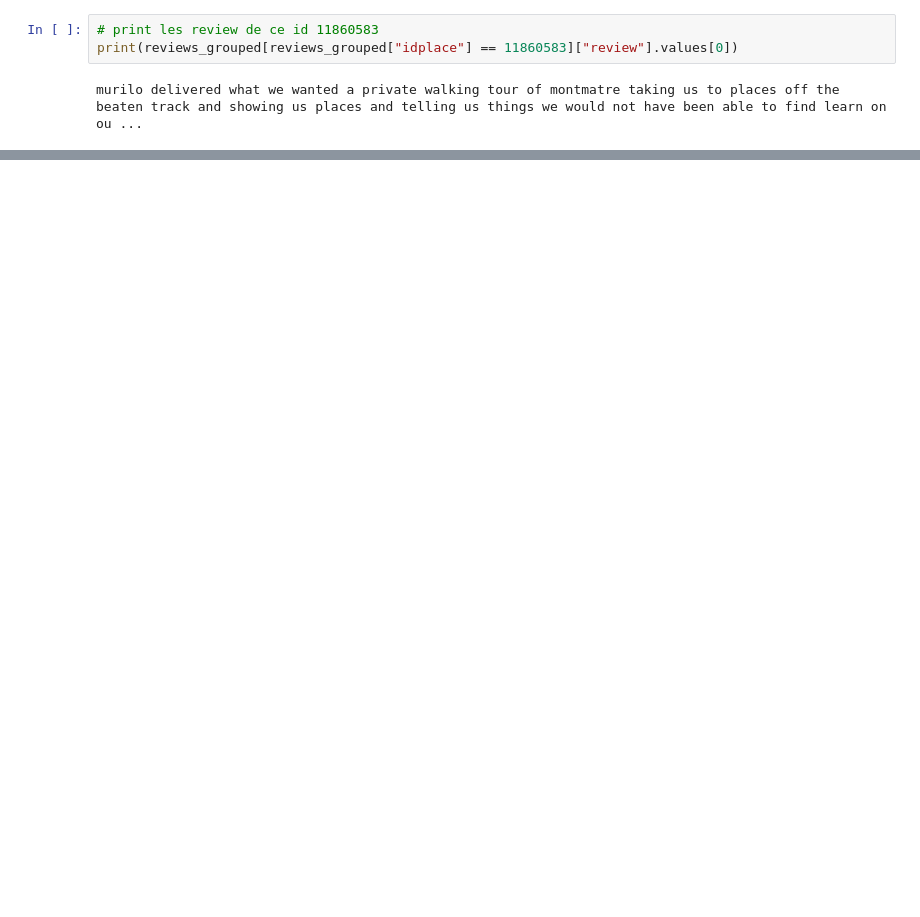
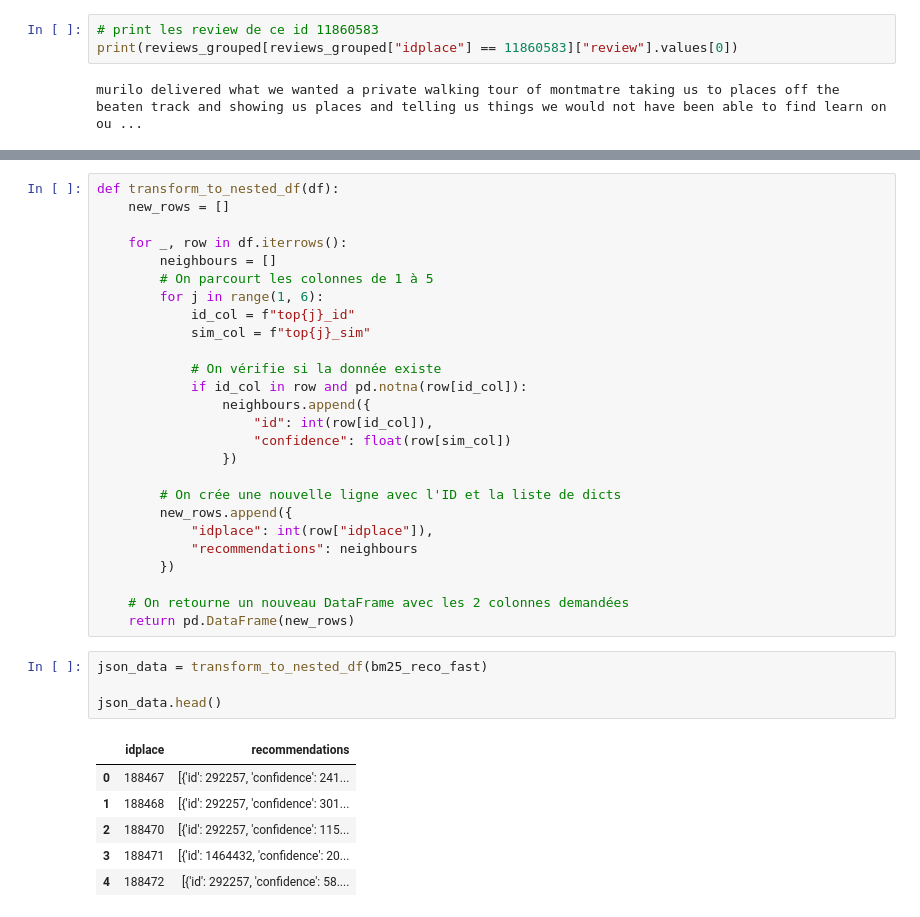
Before and after one commit to prayer-position/Project_NLP, a Jupyter notebook: notebooks/nlp_model.ipynb, the cells around one changed output, grey strips where cells are left out. Saved outputs shown, nothing was run; the diff lists cells and outputs as text; blank space fills up the shorter version.

```diff
--- a/notebooks/nlp_model.ipynb
+++ b/notebooks/nlp_model.ipynb
@@ -207,0 +218,37 @@ murilo delivered what we wanted a private walking tour of montmatre taking us to
+# %%
+def transform_to_nested_df(df):
+    new_rows = []
+
+    for _, row in df.iterrows():
+        neighbours = []
+        # On parcourt les colonnes de 1 à 5
+        for j in range(1, 6):
+            id_col = f"top{j}_id"
+            sim_col = f"top{j}_sim"
+
+            # On vérifie si la donnée existe
+            if id_col in row and pd.notna(row[id_col]):
+                neighbours.append({
+                    "id": int(row[id_col]),
+                    "confidence": float(row[sim_col])
+                })
+
+        # On crée une nouvelle ligne avec l'ID et la liste de dicts
+        new_rows.append({
+            "idplace": int(row["idplace"]),
+            "recommendations": neighbours
+        })
+
+    # On retourne un nouveau DataFrame avec les 2 colonnes demandées
+    return pd.DataFrame(new_rows)
+# %%
+json_data = transform_to_nested_df(bm25_reco_fast)
+
+json_data.head()
+# %% [output]
+|  | idplace | recommendations |
+| 0 | 188467 | [{'id': 292257, 'confidence': 241... |
+| 1 | 188468 | [{'id': 292257, 'confidence': 301... |
+| 2 | 188470 | [{'id': 292257, 'confidence': 115... |
+| 3 | 188471 | [{'id': 1464432, 'confidence': 20... |
+| 4 | 188472 | [{'id': 292257, 'confidence': 58.... |
```
Also changed, not shown: parts of 11 cells of this notebook.
